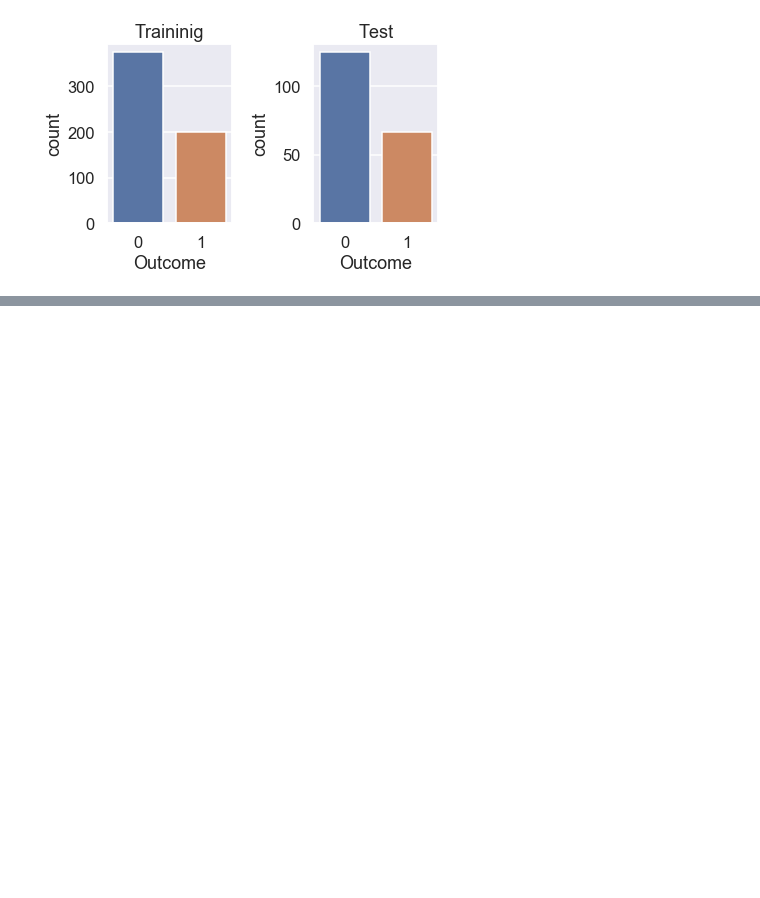
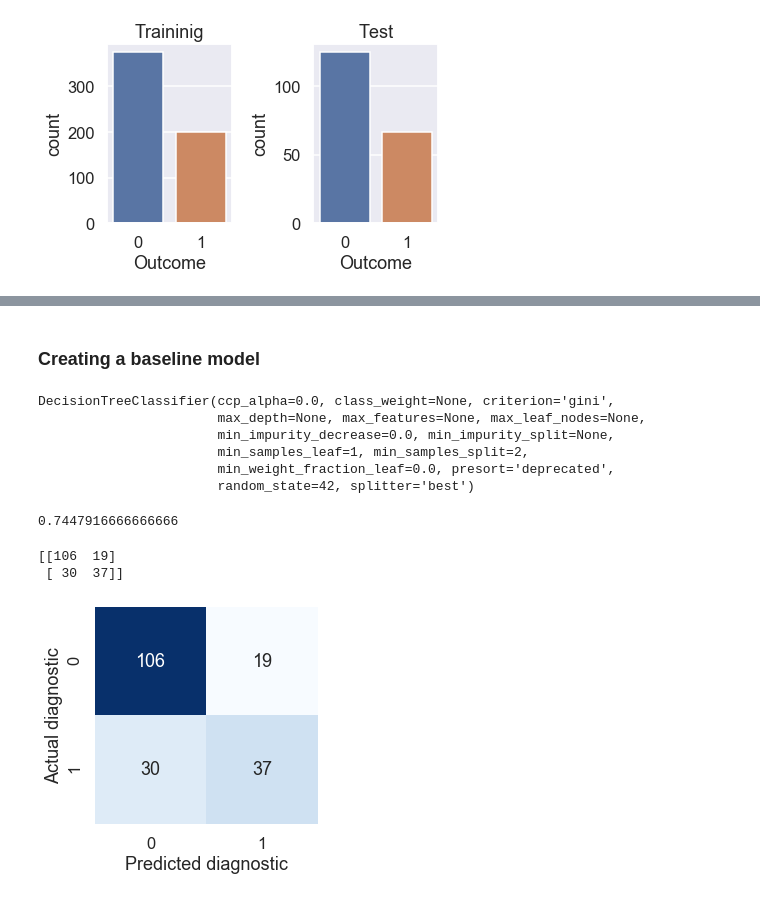
Before and after one commit to fau-masters-collected-works-cgarbin/ieee-icmla-2019-data-science-tutorial, a Jupyter notebook: 4-machine-learning-and-data-science.ipynb, the cells around one changed output, grey strips where cells are left out. Cells and saved outputs as stored; diff of their text form; code cells hidden in the pictures; blank space fills up the shorter version.

Commit message:
Add baseline classifier

```diff
--- a/4-machine-learning-and-data-science.ipynb
+++ b/4-machine-learning-and-data-science.ipynb
@@ -125,0 +141,36 @@ sns.countplot(ytest, ax=ax[1]).set_title('Test');
+# %% [markdown]
+### Creating a baseline model
+# %%
+from sklearn import tree
+
+dtc = tree.DecisionTreeClassifier(random_state=42)
+dtc.fit(Xtrain, ytrain)
+# %% [output]
+DecisionTreeClassifier(ccp_alpha=0.0, class_weight=None, criterion='gini',
+                       max_depth=None, max_features=None, max_leaf_nodes=None,
+                       min_impurity_decrease=0.0, min_impurity_split=None,
+                       min_samples_leaf=1, min_samples_split=2,
+                       min_weight_fraction_leaf=0.0, presort='deprecated',
+                       random_state=42, splitter='best')
+# %%
+pred = dtc.predict(Xtest)
+# %%
+from sklearn.metrics import accuracy_score
+print(accuracy_score(ytest, pred))
+# %% [output]
+0.7447916666666666
+# %%
+from sklearn.metrics import confusion_matrix
+
+cm = confusion_matrix(ytest, pred)
+print(cm)
+# %% [output]
+[[106  19]
+ [ 30  37]]
+# %%
+plt.figure(figsize=(4, 4))
+ax = sns.heatmap(cm, annot=True, fmt='d', cbar=False, cmap='Blues')
+ax.set_ylabel('Actual diagnostic')
+ax.set_xlabel('Predicted diagnostic');
+# %% [output]
+[figure, added]
```
Also changed, not shown: parts of 7 cells of this notebook.
